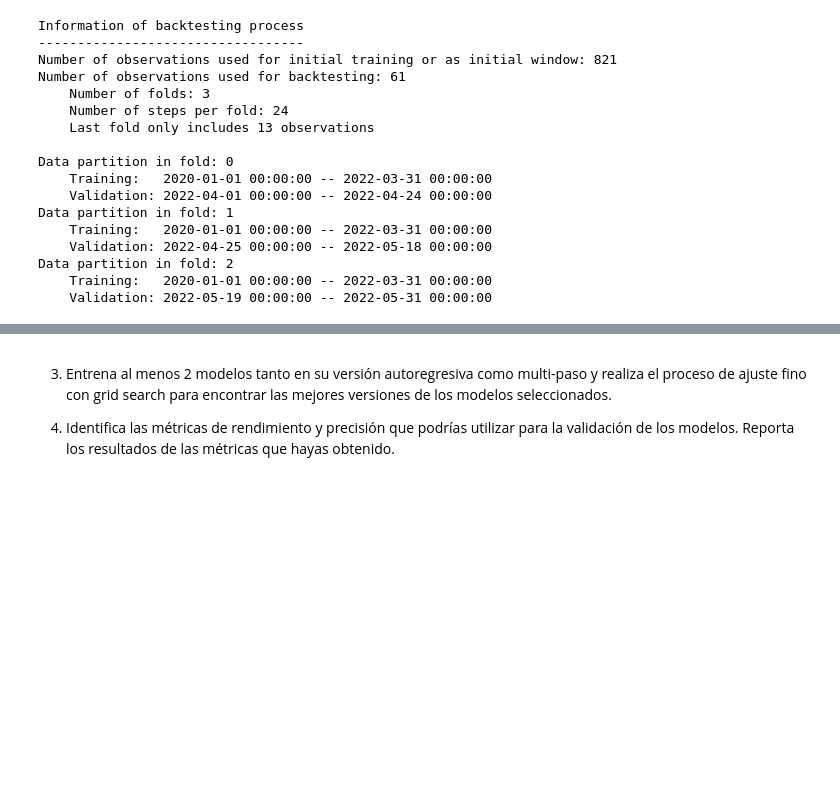
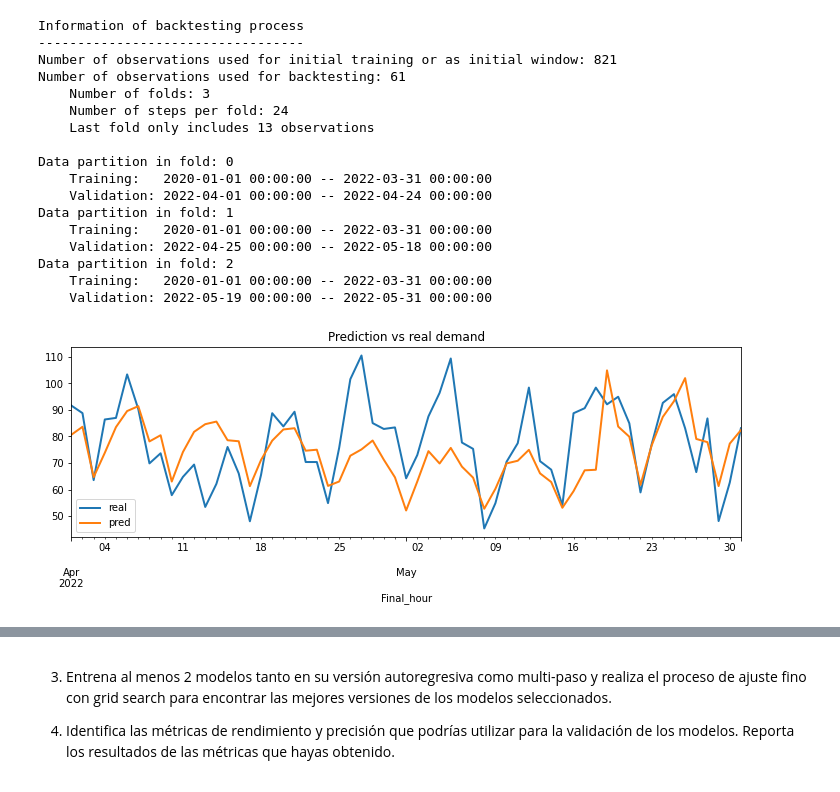
Before and after one commit to a01625364/prisma, a Jupyter notebook: ipynb/Evi2Ent3.ipynb, the cells around one changed output, grey strips where cells are left out. Drawn from its saved outputs; the diff is of its cells as text; code cells hidden in the pictures; blank space fills up the shorter version.

Commit message:
Update Evi2Ent3.ipynb
Added 3 basic predictions

```diff
--- a/ipynb/Evi2Ent3.ipynb
+++ b/ipynb/Evi2Ent3.ipynb
@@ -781,15 +780,15 @@ from skforecast.ForecasterAutoregMultiOutput import ForecasterAutoregMultiOutput
 from skforecast.model_selection import grid_search_forecaster
 from skforecast.model_selection import backtesting_forecaster
 # %%
-"""# Spliting data
-df_Final = df_Final.loc['2020-01-01': '2022-05-31']
+# Spliting data
+df = df.loc['2020-01-01': '2022-05-31']
 end_train = '2021-10-31'
 end_validation = '2022-03-31'
-df_Final_train = df_Final.loc[: end_train, :]
-df_Final_val   = df_Final.loc[end_train:end_validation, :]
-df_Final_test  = df_Final.loc[end_validation:, :]
+df_train = df.loc[: end_train, :]
+df_val   = df.loc[end_train:end_validation, :]
+df_test  = df.loc[end_validation:, :]
 
-print(f"Train dates      : {df_Final_train.index.min()} --- {df_Final_train.index.max()}")
-print(f"Validation dates : {df_Final_val.index.min()} --- {df_Final_val.index.max()}")
-print(f"Test dates       : {df_Final_test.index.min()} --- {df_Final_test.index.max()}")"""
+print(f"Train dates      : {df_train.index.min()} --- {df_train.index.max()}")
+print(f"Validation dates : {df_val.index.min()} --- {df_val.index.max()}")
+print(f"Test dates       : {df_test.index.min()} --- {df_test.index.max()}")
 # %% [output]
@@ -847,8 +833,8 @@ from skforecast.model_selection import backtesting_forecaster
 # ==============================================================================
 metric, predictions = backtesting_forecaster(
                             forecaster = forecaster,
-                            y          = df_Final.rooms_occupied,
-                            initial_train_size = len(df_Final.loc[:end_validation]),
+                            y          = df.rooms_occupied,
+                            initial_train_size = len(df.loc[:end_validation]),
                             fixed_train_size   = False,
                             steps      = 24,
                             metric     = 'mean_absolute_error',
@@ -922,11 +924,13 @@ Data partition in fold: 2
 # %%
 # Plot1
 # ==============================================================================
 fig, ax = plt.subplots(figsize=(12, 3.5))
-df_Final.loc[predictions.index, 'rooms_occupied'].plot(ax=ax, linewidth=2, label='real')
+df.loc[predictions.index, 'rooms_occupied'].plot(ax=ax, linewidth=2, label='real')
 predictions.plot(linewidth=2, label='prediction', ax=ax)
 ax.set_title('Prediction vs real demand')
 ax.legend();
+# %% [output]
+[figure, added]
 # %%
 # Plot2
 # ==============================================================================
```
Also changed, not shown: parts of 38 cells of this notebook.
